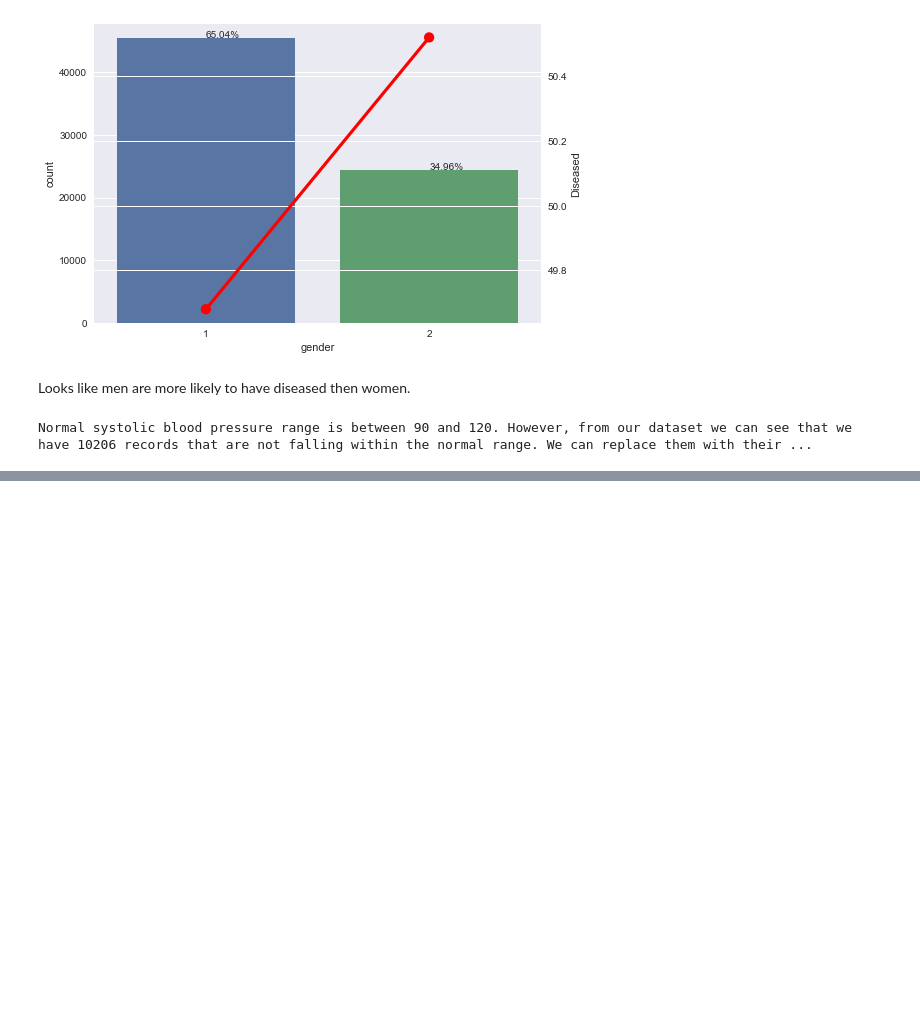
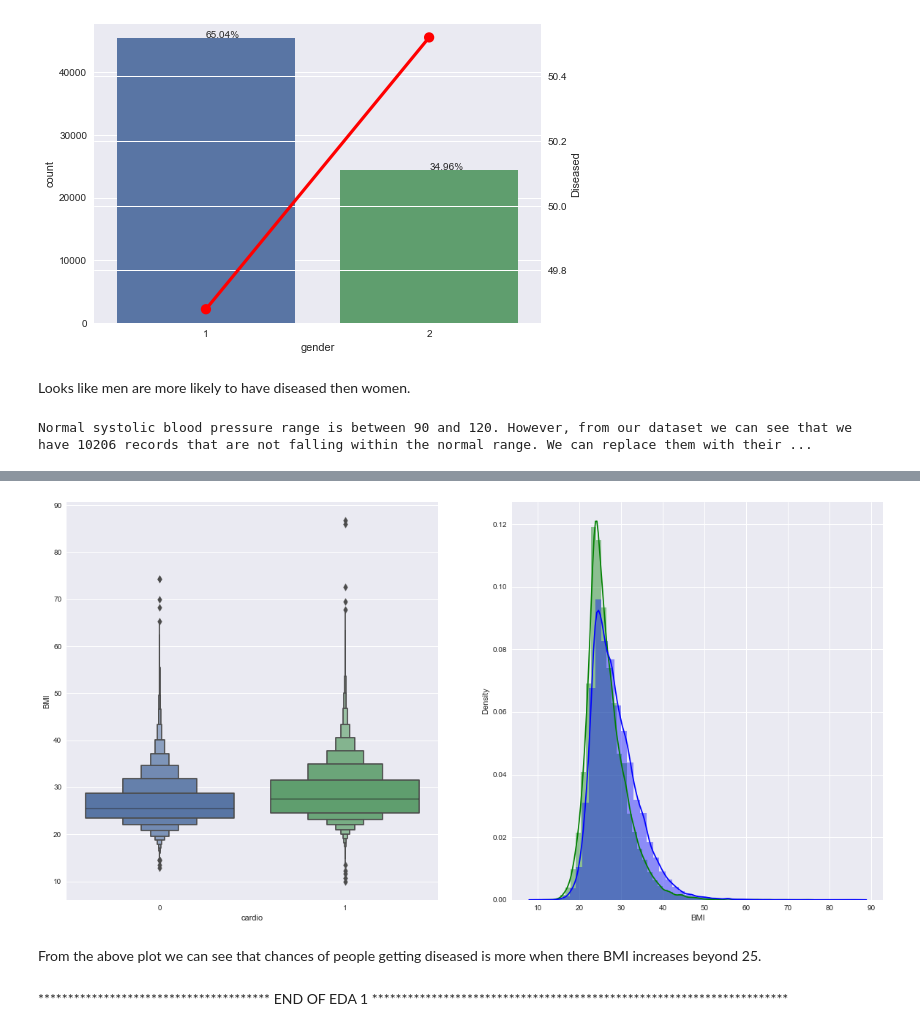
Before and after one commit to Aditya-Ramachandran/cardiovascular-disease-detection, a Jupyter notebook: EDA 1.ipynb, the cells around one changed output, grey strips where cells are left out. Cells and saved outputs as stored; diff of their text form; code cells hidden in the pictures; blank space fills up the shorter version.

```diff
--- a/EDA 1.ipynb
+++ b/EDA 1.ipynb
@@ -271,0 +278,3 @@ plt.show()
+# %%
+# adding a new BMI column
+data['BMI'] = data['weight']/(((data['height']/0.0328084)*.01)**2)
@@ -271,0 +290,12 @@ plt.show()
+# %%
+fig, (ax1,ax2) = plt.subplots(1,2, figsize=(20,10))
+sns.boxenplot(data['cardio'],data['BMI'],ax=ax1)
+sns.distplot(data[data['cardio']==0]['BMI'],color='g',ax=ax2)
+sns.distplot(data[data['cardio']==1]['BMI'],color='b',ax=ax2)
+plt.show()
+# %% [output]
+[figure, added]
+# %% [markdown]
+From the above plot we can see that chances of people getting diseased is more when there BMI increases beyond 25.
+# %% [markdown]
+***************************************  END OF EDA 1  **********************************************************************
```
Also changed, not shown: parts of 19 cells of this notebook.
